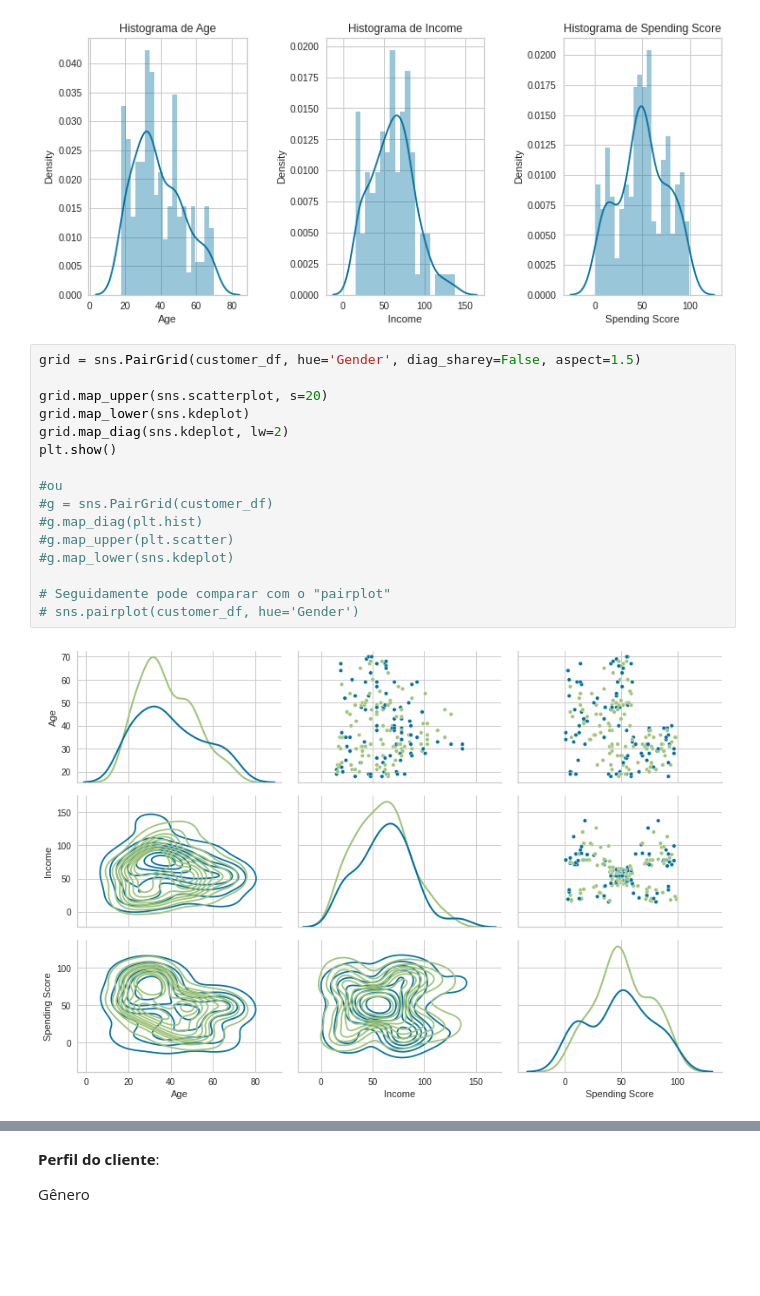
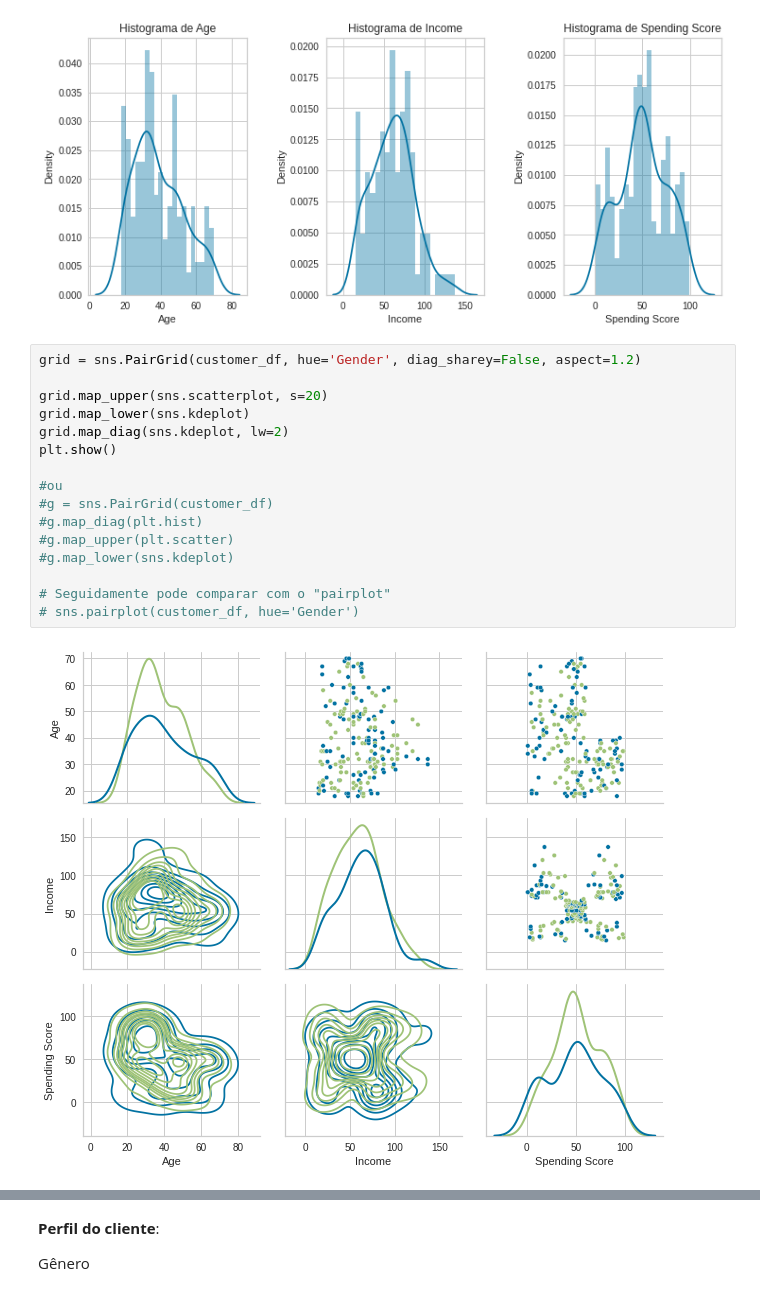
Before and after one commit to EddyGiusepe/Segmentacao_de_clientes_KMeans, a Jupyter notebook: Segmentação_de_clientes_shopping_KMeans.ipynb, the cells around one changed output, grey strips where cells are left out. Drawn from its saved outputs; the diff is of its cells as text; blank space fills up the shorter version.

```diff
--- a/Segmentação_de_clientes_shopping_KMeans.ipynb
+++ b/Segmentação_de_clientes_shopping_KMeans.ipynb
@@ -138,23 +155,23 @@ plt.show()
 # %% [output]
 [figure]
 # %%
-grid = sns.PairGrid(customer_df, hue='Gender', diag_sharey=False, aspect=1.5)
+grid = sns.PairGrid(customer_df, hue='Gender', diag_sharey=False, aspect=1.2)
 
 grid.map_upper(sns.scatterplot, s=20)
 grid.map_lower(sns.kdeplot)
 grid.map_diag(sns.kdeplot, lw=2)
 plt.show()
 
 #ou
 #g = sns.PairGrid(customer_df)
 #g.map_diag(plt.hist)
 #g.map_upper(plt.scatter)
 #g.map_lower(sns.kdeplot)
 
 # Seguidamente pode comparar com o "pairplot"
 # sns.pairplot(customer_df, hue='Gender')
 # %% [output]
-[figure, old version]
+[figure, new version]
 # %% [markdown]
 **Intuições (Insights)**
 
```
Also changed, not shown: parts of 31 cells of this notebook.
